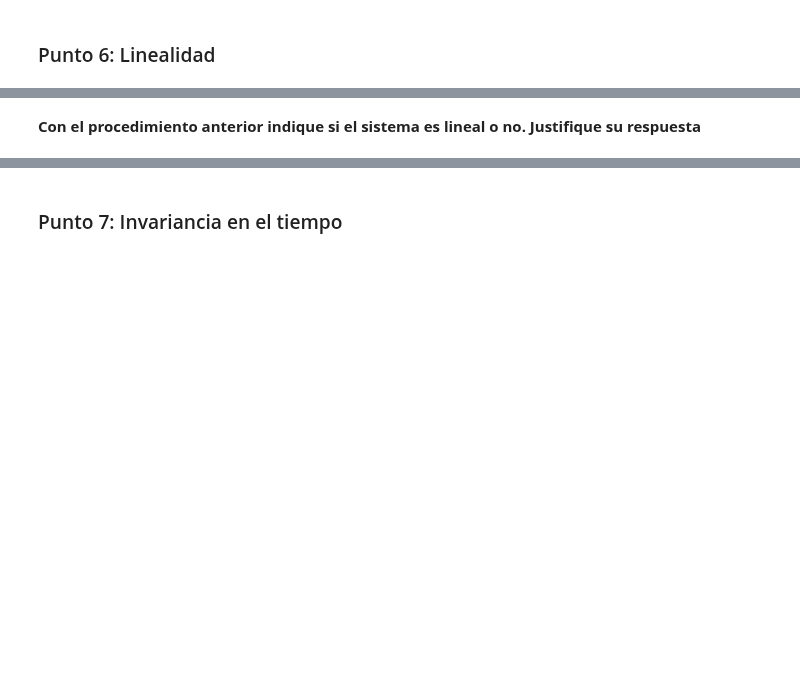
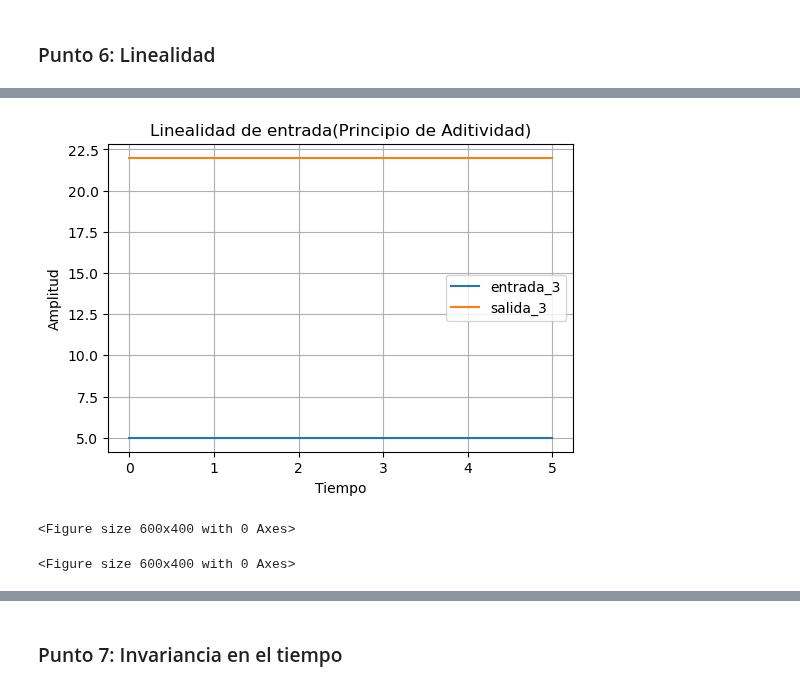
Before and after one commit to SerAle25/lab, a Jupyter notebook: Lab_Se-ales/Lab 3/Gup16_S1_lab3.ipynb, the cells around one changed output, grey strips where cells are left out. Drawn from its saved outputs; the diff is of its cells as text; code cells hidden in the pictures; blank space fills up the shorter version.

```diff
--- a/Lab_Se-ales/Lab 3/Gup16_S1_lab3.ipynb
+++ b/Lab_Se-ales/Lab 3/Gup16_S1_lab3.ipynb
@@ -156,9 +173,24 @@ plt.figure(figsize=(6,4))
 # %%
 # Ahora la señal de entrada es igual a la suma de las dos entradas anteriores
-input_signal_3 =
-output_signal_3 =
+input_signal_3 = input_signal_1 + input_signal_2
+output_signal_3 = output_signal_1 + output_signal_2
+
+plt.figure(figsize=(6,4))
+plt.title("Linealidad de entrada(Principio de Aditividad)")
+plt.xlabel("Tiempo")
+plt.ylabel("Amplitud")
+
+plt.plot(t, input_signal_3, label = "entrada_3")
+plt.plot(t, output_signal_3, label = "salida_3")
+
+
+plt.grid(True)
+plt.legend()
+plt.show()
 
 # Graficar las señales de entrada y salida
 plt.figure(figsize=(6,4))
+# %% [output]
+[figure, added]
+<Figure size 600x400 with 0 Axes>
+<Figure size 600x400 with 0 Axes>
-# %% [markdown]
-**Con el procedimiento anterior indique si el sistema es lineal o no. Justifique su respuesta**
```
Also changed, not shown: parts of 2 cells of this notebook.
